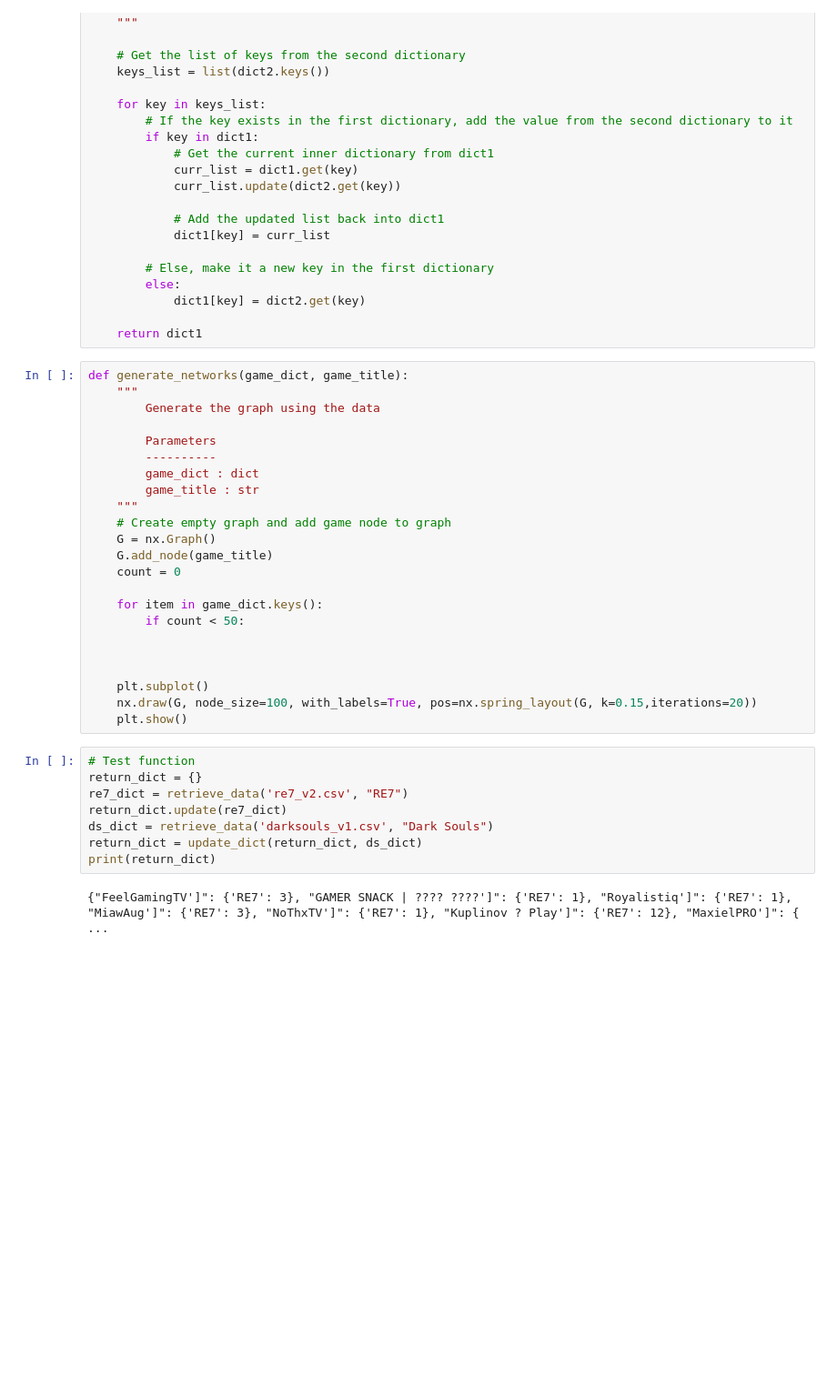
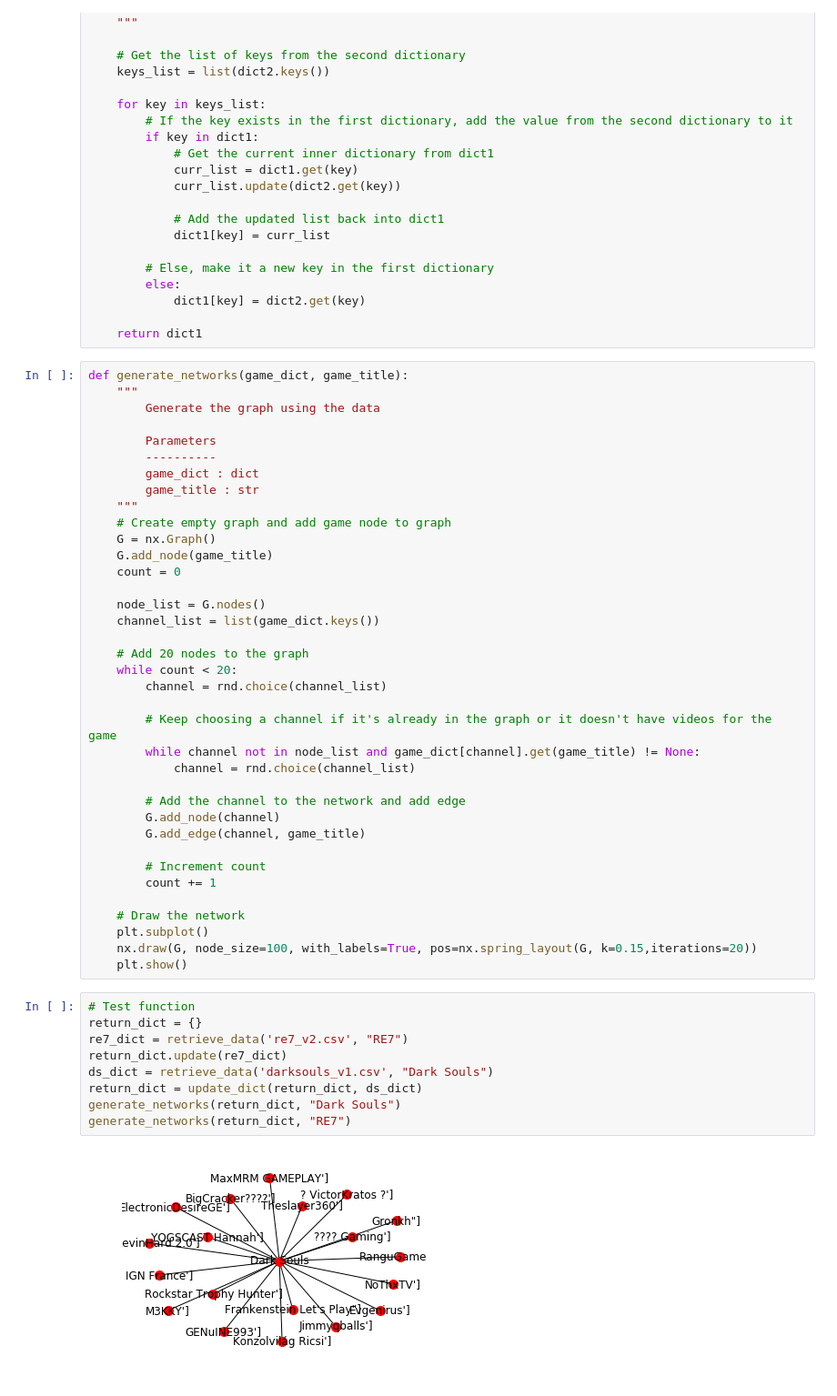
Before and after one commit to Alex-Nelson/turbo-octo-happiness, a Jupyter notebook: Notebook/CS499_Semester_Project.ipynb, the cells around one changed output. Shown at 91% size. Cells and saved outputs as stored; diff of their text form; blank space fills up the shorter version.

```diff
--- a/Notebook/CS499_Semester_Project.ipynb
+++ b/Notebook/CS499_Semester_Project.ipynb
@@ -100,21 +100,36 @@ def generate_networks(game_dict, game_title):
     G.add_node(game_title)
     count = 0
 
-    for item in game_dict.keys():
-        if count < 50:
+    node_list = G.nodes()
+    channel_list = list(game_dict.keys())
 
+    # Add 20 nodes to the graph
+    while count < 20:
+        channel = rnd.choice(channel_list)
 
+        # Keep choosing a channel if it's already in the graph or it doesn't have videos for the game
+        while channel not in node_list and game_dict[channel].get(game_title) != None:
+            channel = rnd.choice(channel_list)
 
+        # Add the channel to the network and add edge
+        G.add_node(channel)
+        G.add_edge(channel, game_title)
+
+        # Increment count
+        count += 1
+
+    # Draw the network
     plt.subplot()
     nx.draw(G, node_size=100, with_labels=True, pos=nx.spring_layout(G, k=0.15,iterations=20))
     plt.show()
 # %%
 # Test function
 return_dict = {}
 re7_dict = retrieve_data('re7_v2.csv', "RE7")
 return_dict.update(re7_dict)
 ds_dict = retrieve_data('darksouls_v1.csv', "Dark Souls")
 return_dict = update_dict(return_dict, ds_dict)
-print(return_dict)
+generate_networks(return_dict, "Dark Souls")
+generate_networks(return_dict, "RE7")
 # %% [output]
-{"FeelGamingTV']": {'RE7': 3}, "GAMER SNACK | ???? ????']": {'RE7': 1}, "Royalistiq']": {'RE7': 1}, "MiawAug']": {'RE7': 3}, "NoThxTV']": {'RE7': 1}, "Kuplinov ? Play']": {'RE7': 12}, "MaxielPRO']": { ...
+[figure, added]
```
Also changed, not shown: parts of 1 cell of this notebook.
